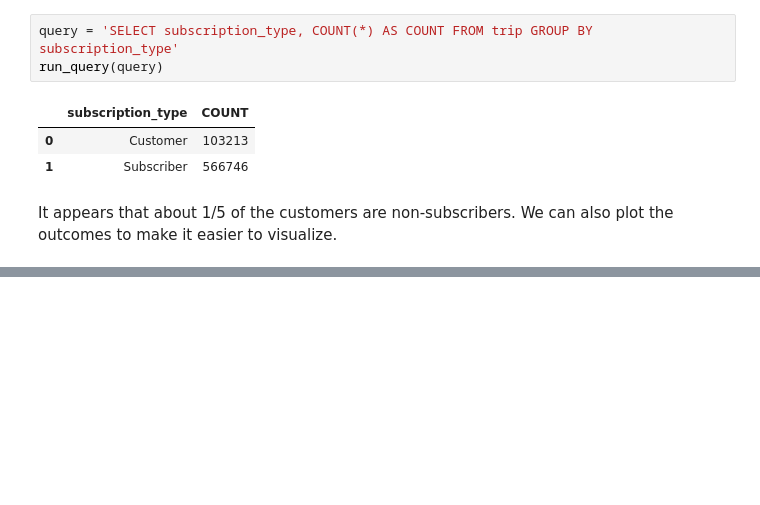
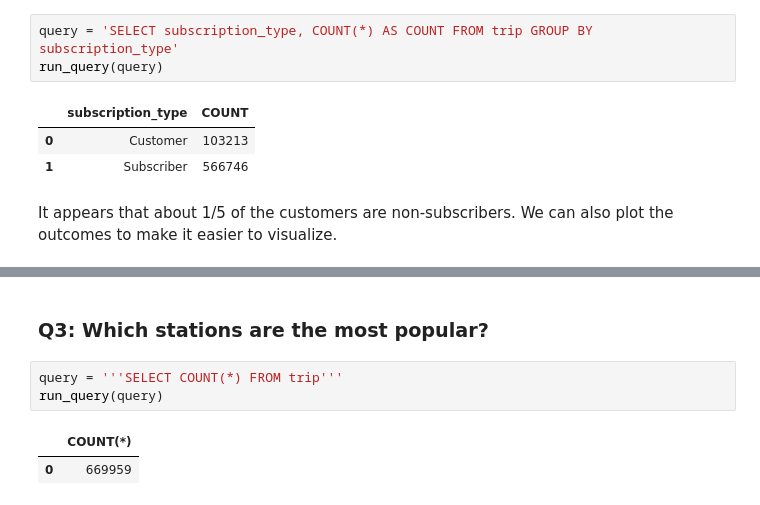
Before and after one commit to lucastancm96/sql_jupyter, a Jupyter notebook: sfbike_sql.ipynb, the cells around one changed output, grey strips where cells are left out. Saved outputs shown, nothing was run; the diff lists cells and outputs as text; blank space fills up the shorter version.

```diff
--- a/sfbike_sql.ipynb
+++ b/sfbike_sql.ipynb
@@ -190,0 +202,8 @@ plt.show()
+# %% [markdown]
+### Q3: Which stations are the most popular?
+# %%
+query = '''SELECT COUNT(*) FROM trip'''
+run_query(query)
+# %% [output]
+|  | COUNT(*) |
+| 0 | 669959 |
```
Also changed, not shown: parts of 6 cells of this notebook.
